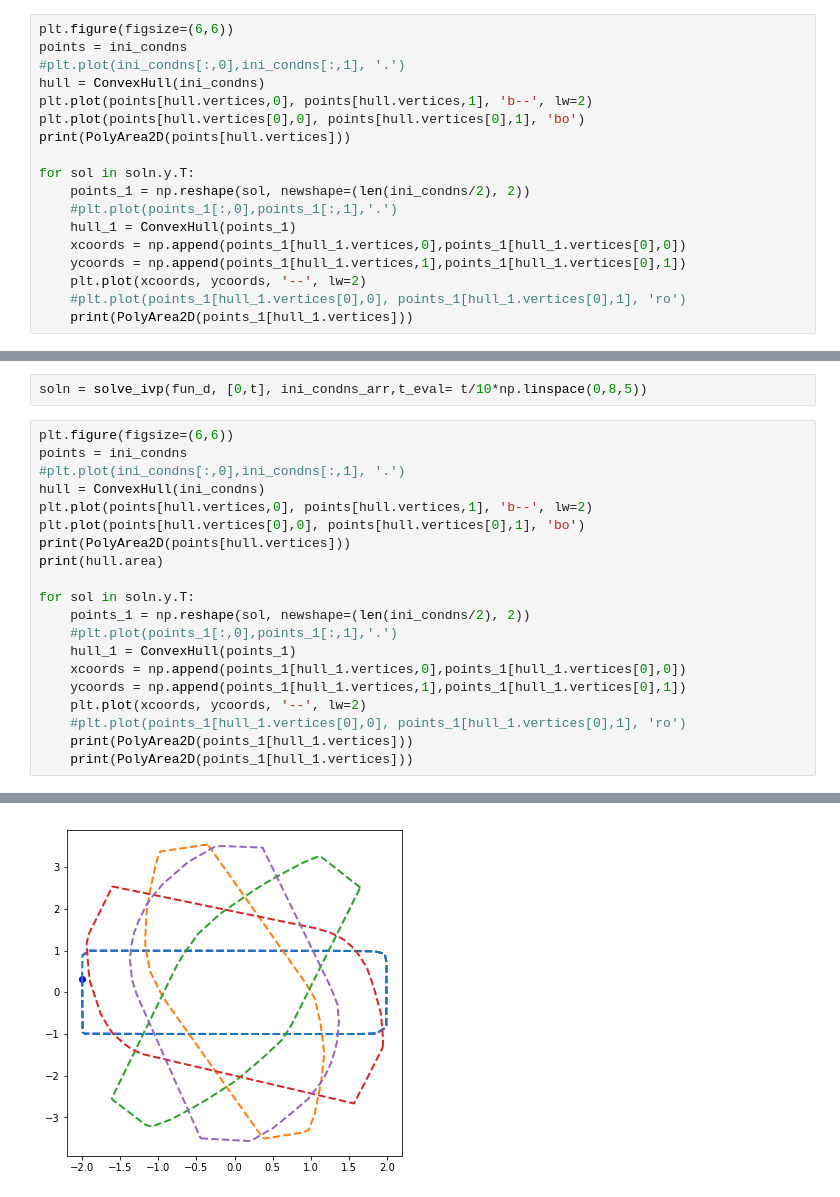
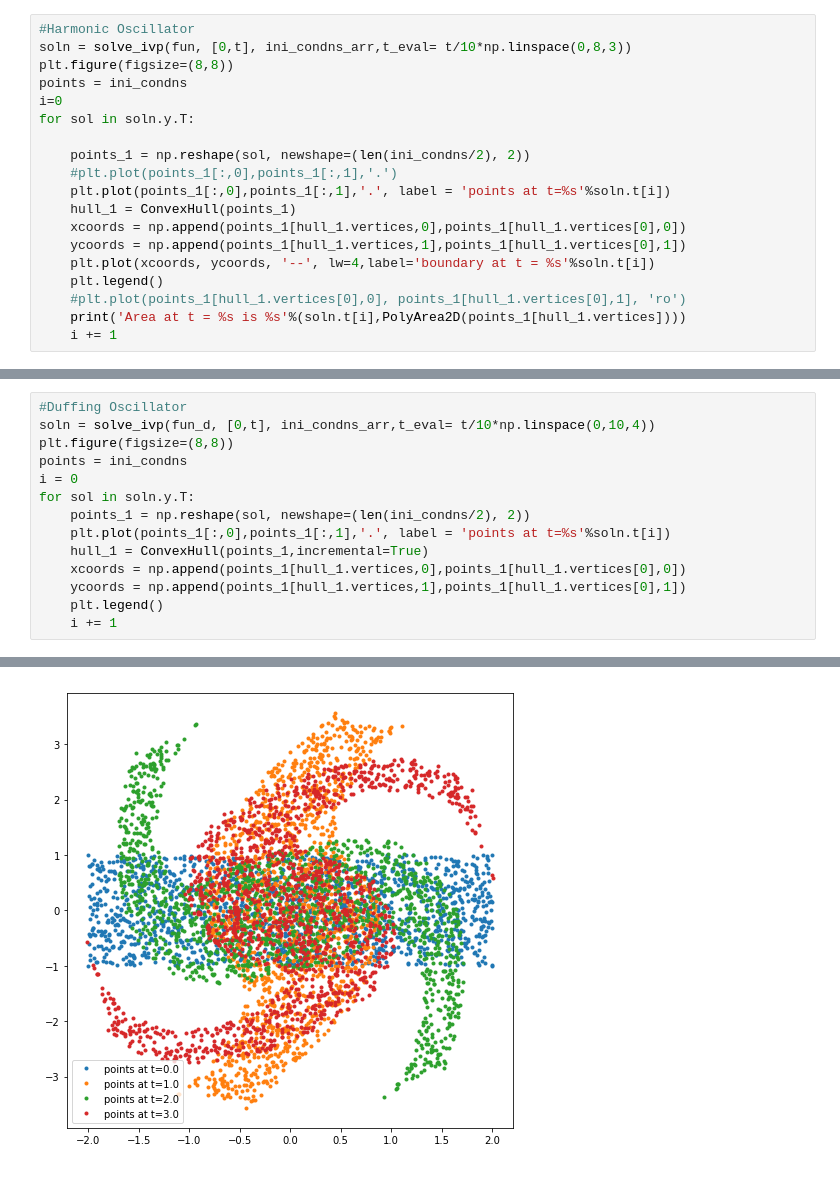
Before and after one commit to adivijaykumar/courses, a Jupyter notebook: cmech/assign_6/Untitled.ipynb, the cells around one changed output, grey strips where cells are left out. Cells and saved outputs as stored; diff of their text form.

```diff
--- a/cmech/assign_6/Untitled.ipynb
+++ b/cmech/assign_6/Untitled.ipynb
@@ -40,19 +41,20 @@ soln = solve_ivp(fun, [0,t], ini_condns_arr,t_eval= t/10*np.linspace(0,8,5))
 # %%
-plt.figure(figsize=(6,6))
+#Harmonic Oscillator
+soln = solve_ivp(fun, [0,t], ini_condns_arr,t_eval= t/10*np.linspace(0,8,3))
+plt.figure(figsize=(8,8))
 points = ini_condns
-#plt.plot(ini_condns[:,0],ini_condns[:,1], '.')
-hull = ConvexHull(ini_condns)
-plt.plot(points[hull.vertices,0], points[hull.vertices,1], 'b--', lw=2)
-plt.plot(points[hull.vertices[0],0], points[hull.vertices[0],1], 'bo')
-print(PolyArea2D(points[hull.vertices]))
+i=0
+for sol in soln.y.T:
 
-for sol in soln.y.T:
     points_1 = np.reshape(sol, newshape=(len(ini_condns/2), 2))
     #plt.plot(points_1[:,0],points_1[:,1],'.')
+    plt.plot(points_1[:,0],points_1[:,1],'.', label = 'points at t=%s'%soln.t[i])
     hull_1 = ConvexHull(points_1)
     xcoords = np.append(points_1[hull_1.vertices,0],points_1[hull_1.vertices[0],0])
     ycoords = np.append(points_1[hull_1.vertices,1],points_1[hull_1.vertices[0],1])
-    plt.plot(xcoords, ycoords, '--', lw=2)
+    plt.plot(xcoords, ycoords, '--', lw=4,label='boundary at t = %s'%soln.t[i])
+    plt.legend()
     #plt.plot(points_1[hull_1.vertices[0],0], points_1[hull_1.vertices[0],1], 'ro')
-    print(PolyArea2D(points_1[hull_1.vertices]))
+    print('Area at t = %s is %s'%(soln.t[i],PolyArea2D(points_1[hull_1.vertices])))
+    i += 1
 # %% [output]
@@ -66,23 +65,15 @@ for sol in soln.y.T:
-# %%
-soln = solve_ivp(fun_d, [0,t], ini_condns_arr,t_eval= t/10*np.linspace(0,8,5))
 # %%
-plt.figure(figsize=(6,6))
+#Duffing Oscillator
+soln = solve_ivp(fun_d, [0,t], ini_condns_arr,t_eval= t/10*np.linspace(0,10,4))
+plt.figure(figsize=(8,8))
 points = ini_condns
-#plt.plot(ini_condns[:,0],ini_condns[:,1], '.')
-hull = ConvexHull(ini_condns)
-plt.plot(points[hull.vertices,0], points[hull.vertices,1], 'b--', lw=2)
-plt.plot(points[hull.vertices[0],0], points[hull.vertices[0],1], 'bo')
-print(PolyArea2D(points[hull.vertices]))
-print(hull.area)
-
+i = 0
 for sol in soln.y.T:
     points_1 = np.reshape(sol, newshape=(len(ini_condns/2), 2))
-    #plt.plot(points_1[:,0],points_1[:,1],'.')
-    hull_1 = ConvexHull(points_1)
+    plt.plot(points_1[:,0],points_1[:,1],'.', label = 'points at t=%s'%soln.t[i])
+    hull_1 = ConvexHull(points_1,incremental=True)
     xcoords = np.append(points_1[hull_1.vertices,0],points_1[hull_1.vertices[0],0])
     ycoords = np.append(points_1[hull_1.vertices,1],points_1[hull_1.vertices[0],1])
-    plt.plot(xcoords, ycoords, '--', lw=2)
-    #plt.plot(points_1[hull_1.vertices[0],0], points_1[hull_1.vertices[0],1], 'ro')
-    print(PolyArea2D(points_1[hull_1.vertices]))
-    print(PolyArea2D(points_1[hull_1.vertices]))
+    plt.legend()
+    i += 1
 # %% [output]
@@ -96 +80 @@ for sol in soln.y.T:
-[figure, old version]
+[figure, new version]
```
Also changed, not shown: parts of 9 cells of this notebook, 5 other files.
